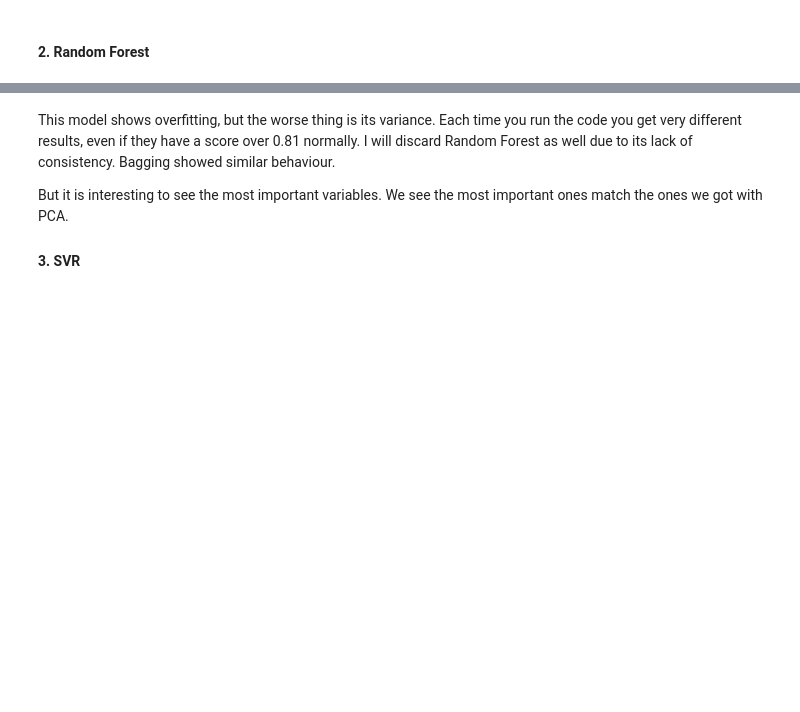
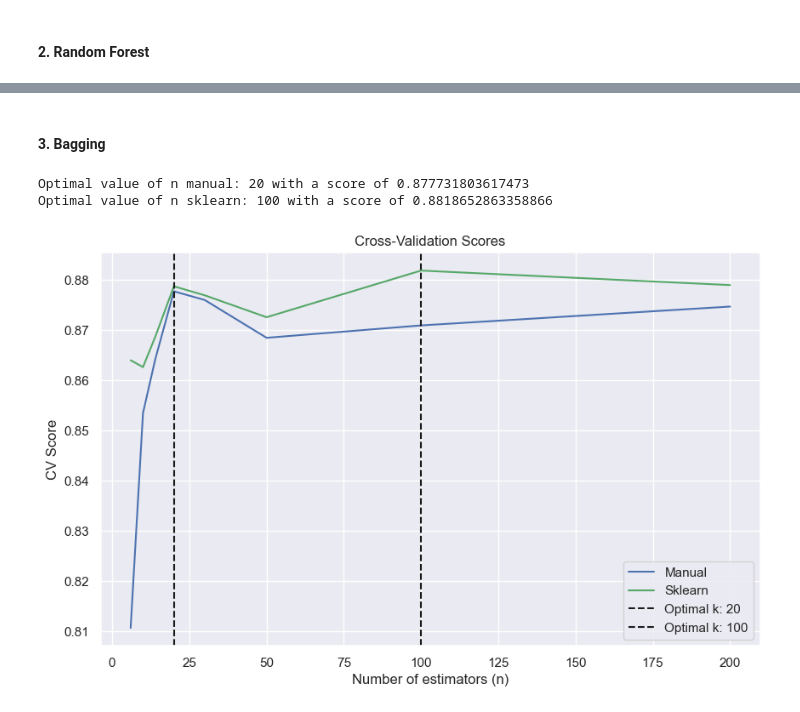
Before and after one commit to LuciaHC/Grade_Prediction_Models, a Jupyter notebook: src/notebooks/Final_Model1_Tuning.ipynb, the cells around one changed output, grey strips where cells are left out. Saved outputs shown, nothing was run; the diff lists cells and outputs as text; code cells hidden in the pictures; blank space fills up the shorter version.

```diff
--- a/src/notebooks/Final_Model1_Tuning.ipynb
+++ b/src/notebooks/Final_Model1_Tuning.ipynb
@@ -177,6 +227,50 @@ rf_featureImportance.sort_values('Feature Importance', ascending=False).plot(kin
-# %% [markdown]
-This model shows overfitting, but the worse thing is its variance. Each time you run the code you get very different results, even if they have a score over 0.81 normally. I will discard Random Forest as well due to its lack of consistency. Bagging showed similar behaviour.
-
-But it is interesting to see the most important variables. We see the most important ones match the ones we got with PCA.
-
-#### 3. SVR
+# %% [markdown]
+#### 3. Bagging
+# %%
+
+n_est = [6,10,14,20,30,50,100,200]
+manual = []
+sklearnn = []
+max_samples = 0.8
+
+for n_estimators in n_est:
+    bagging = Bagging_Ensemble(tipo = 'reg')
+    bagging.fit(X_train,X_test, y_train_unstd,n_estimators=n_estimators,max_samples=max_samples)
+    bagging_pred = bagging.predict()
+    score = bagging.score(y_test_unstd,y_train_unstd)
+    manual.append(score['R² Score Test:'])
+
+    bagging = BaggingRegressor(random_state=0,n_estimators=n_estimators)
+    bagging.fit(X_train, y_train_unstd)
+    bagging_pred = bagging.predict(X_test)
+    bagging_pred_train = bagging.predict(X_train)
+    score = evaluate_regression_metrics(y_test_unstd,y_train_unstd,bagging_pred,bagging_pred_train)
+    sklearnn.append(score['R² Score Test:'])
+
+
+highest_score_manual = np.argmax(manual)
+optimal_k_manual = n_est[highest_score_manual]
+
+highest_score_sk = np.argmax(sklearnn)
+optimal_k_sk = n_est[highest_score_sk]
+
+print(f"Optimal value of n manual: {optimal_k_manual} with a score of {manual[highest_score_manual]}")
+print(f"Optimal value of n sklearn: {optimal_k_sk} with a score of {sklearnn[highest_score_sk]}")
+
+# Plotting
+plt.figure(figsize=(10, 6))
+plt.plot(n_est,manual,'b',label= 'Manual')
+plt.plot(n_est,sklearnn,'g',label='Sklearn')
+plt.axvline(x=optimal_k_manual, linestyle='--', color='k', label=f'Optimal k: {optimal_k_manual}')
+plt.axvline(x=optimal_k_sk, linestyle='--', color='k', label=f'Optimal k: {optimal_k_sk}')
+
+plt.title('Cross-Validation Scores')
+plt.xlabel('Number of estimators (n)')
+plt.ylabel('CV Score')
+plt.legend()
+plt.grid(True)
+plt.show()
+# %% [output]
+Optimal value of n manual: 20 with a score of 0.877731803617473
+Optimal value of n sklearn: 100 with a score of 0.8818652863358866
+[figure, added]
```
Also changed, not shown: parts of 12 cells of this notebook, 27 other files.
